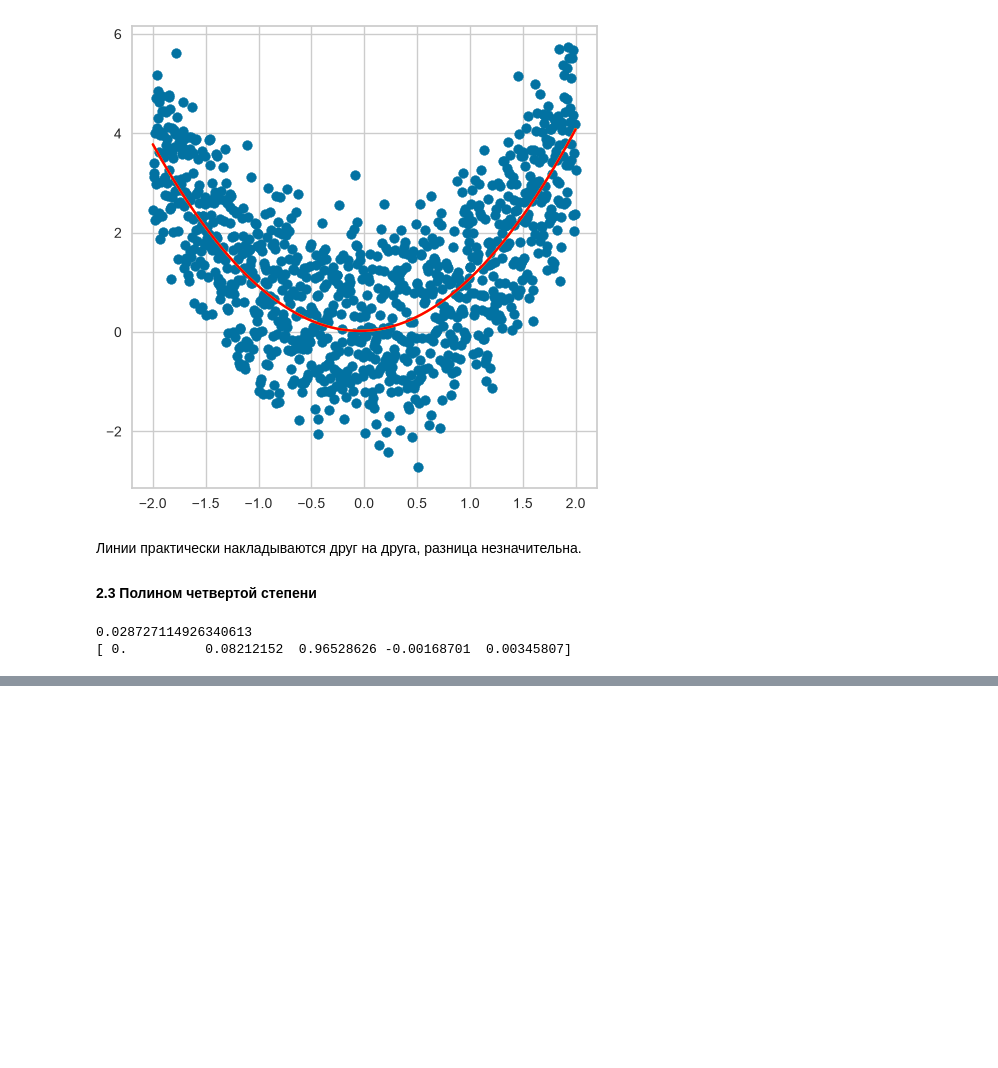
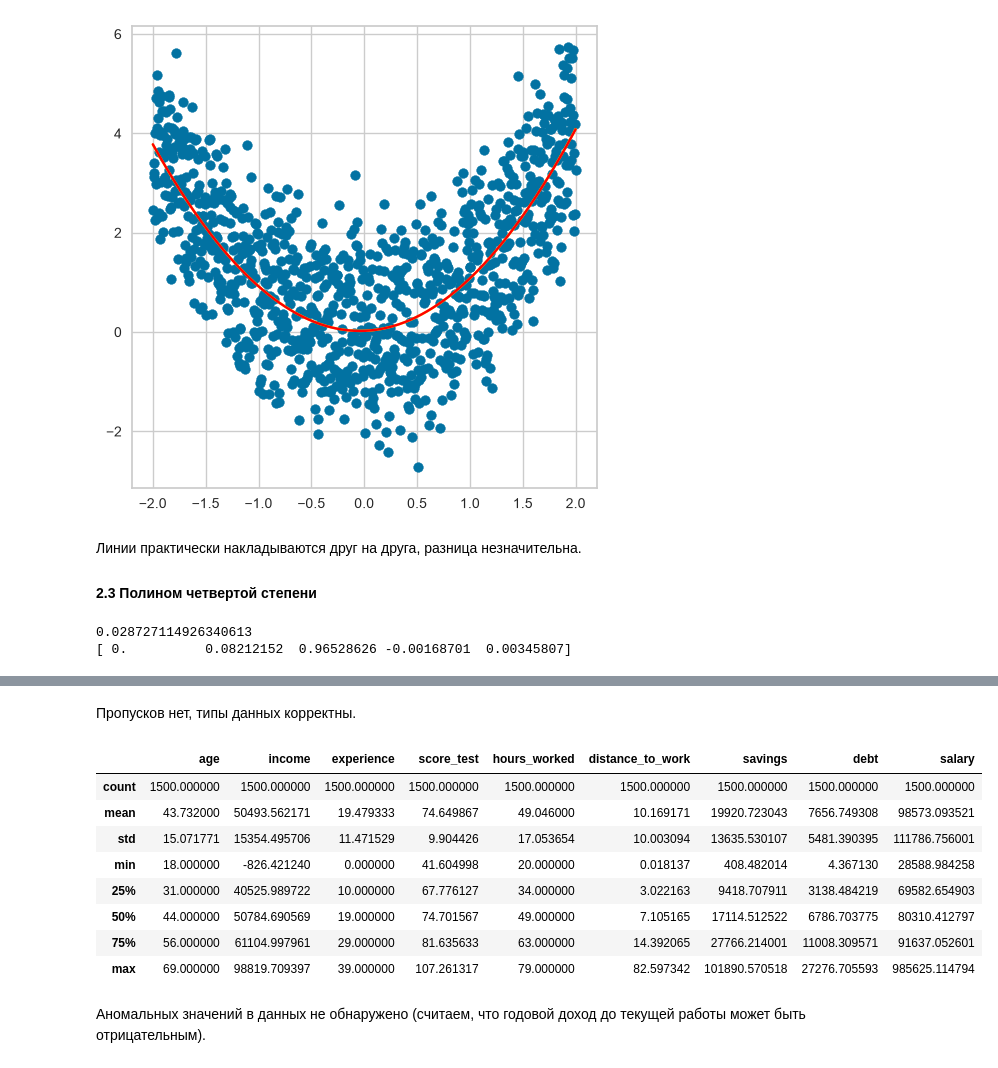
Before and after one commit to AlekseevaAnna1/data-analytics-labs, a Jupyter notebook: ЛР3_Алексеева_1.ipynb, the cells around one changed output, grey strips where cells are left out. Cells and saved outputs as stored; diff of their text form; code cells hidden in the pictures; blank space fills up the shorter version.

```diff
--- a/ЛР3_Алексеева_1.ipynb
+++ b/ЛР3_Алексеева_1.ipynb
@@ -462,0 +511,3 @@ print(lin_reg_dg4.coef_)         # w1, w2, w3  (при x, x^2, x^3)
+# %%
+df_salary = pd.read_csv('salary.csv')
+df_salary.head()
@@ -462,0 +541,16 @@ print(lin_reg_dg4.coef_)         # w1, w2, w3  (при x, x^2, x^3)
+# %% [markdown]
+Пропусков нет, типы данных корректны.
+# %%
+df_salary.describe()
+# %% [output]
+|  | age | income | experience | score_test | hours_worked | distance_to_work | savings | debt | salary |
+| count | 1500.000000 | 1500.000000 | 1500.000000 | 1500.000000 | 1500.000000 | 1500.000000 | 1500.000000 | 1500.000000 | 1500.000000 |
+| mean | 43.732000 | 50493.562171 | 19.479333 | 74.649867 | 49.046000 | 10.169171 | 19920.723043 | 7656.749308 | 98573.093521 |
+| std | 15.071771 | 15354.495706 | 11.471529 | 9.904426 | 17.053654 | 10.003094 | 13635.530107 | 5481.390395 | 111786.756001 |
+| min | 18.000000 | -826.421240 | 0.000000 | 41.604998 | 20.000000 | 0.018137 | 408.482014 | 4.367130 | 28588.984258 |
+| 25% | 31.000000 | 40525.989722 | 10.000000 | 67.776127 | 34.000000 | 3.022163 | 9418.707911 | 3138.484219 | 69582.654903 |
+| 50% | 44.000000 | 50784.690569 | 19.000000 | 74.701567 | 49.000000 | 7.105165 | 17114.512522 | 6786.703775 | 80310.412797 |
+| 75% | 56.000000 | 61104.997961 | 29.000000 | 81.635633 | 63.000000 | 14.392065 | 27766.214001 | 11008.309571 | 91637.052601 |
+| max | 69.000000 | 98819.709397 | 39.000000 | 107.261317 | 79.000000 | 82.597342 | 101890.570518 | 27276.705593 | 985625.114794 |
+# %% [markdown]
+Аномальных значений в данных не обнаружено (считаем, что годовой доход до текущей работы может быть отрицательным).
```
Also changed, not shown: parts of 10 cells of this notebook.
